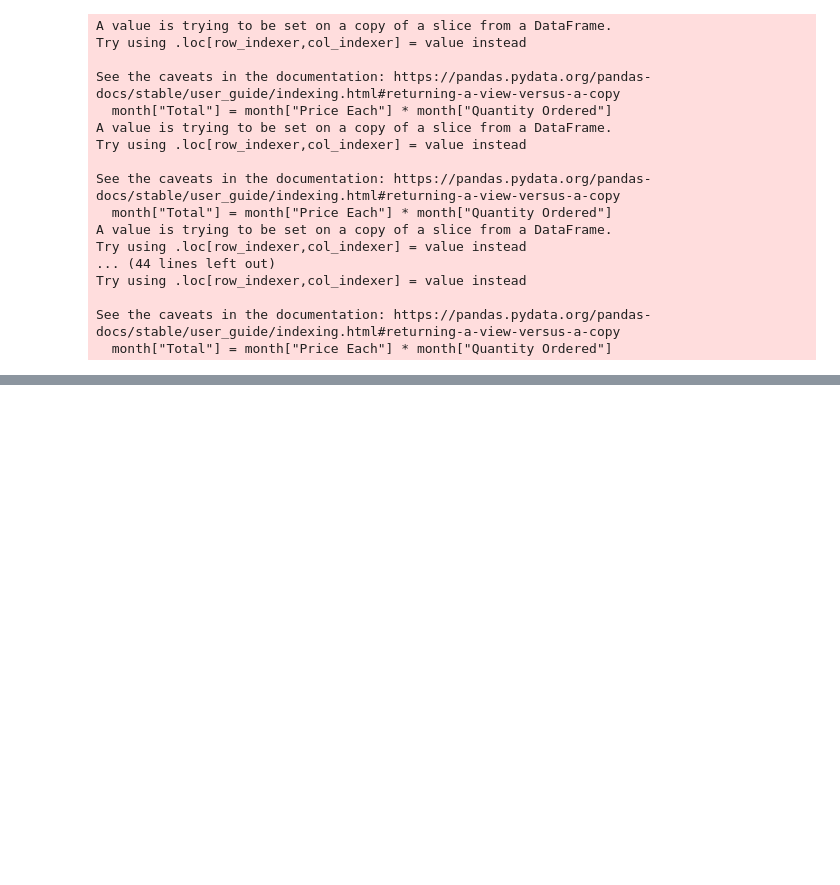
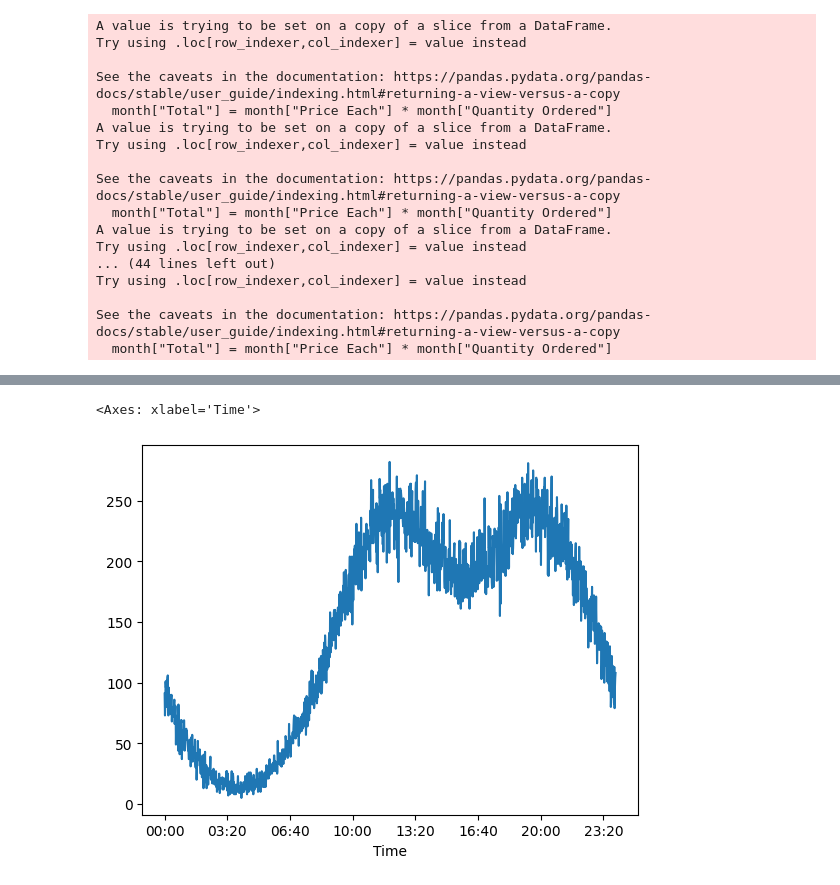
Before and after one commit to mignoe/Data-Visualization-Exercises, a Jupyter notebook: SalesAnalysis/Solution.ipynb, the cells around one changed output, grey strips where cells are left out. Cells and saved outputs as stored; diff of their text form; code cells hidden in the pictures; blank space fills up the shorter version.

```diff
--- a/SalesAnalysis/Solution.ipynb
+++ b/SalesAnalysis/Solution.ipynb
@@ -139,0 +144,11 @@ Sales by month:
+# %%
+def get_city(adress):
+    return adress.split(", ")[1]
+
+def get_state(adress):
+    return adress.split(", ")[2][0:2]
+
+
+df["City"] = df["Purchase Address"].apply(lambda x : get_city(x) + " " + get_state(x) )
+
+df
@@ -139,0 +195,14 @@ Sales by month:
+# %%
+# Creating the time column
+def get_time(x):
+    return x.split(" ")[1]
+
+
+df["Time"] = df["Order Date"].apply(lambda x:get_time(x))
+# %%
+# Verifying by Quantity Ordered
+
+df.groupby("Time")["Quantity Ordered"].sum().plot()
+# %% [output]
+<Axes: xlabel='Time'>
+[figure, added]
```
Also changed, not shown: parts of 11 cells of this notebook.
